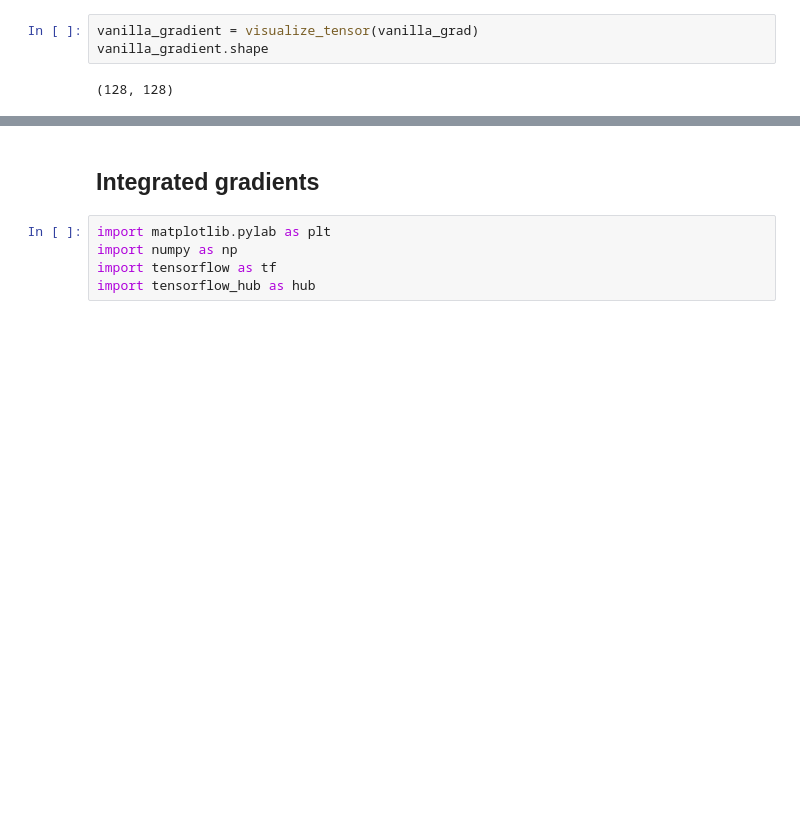
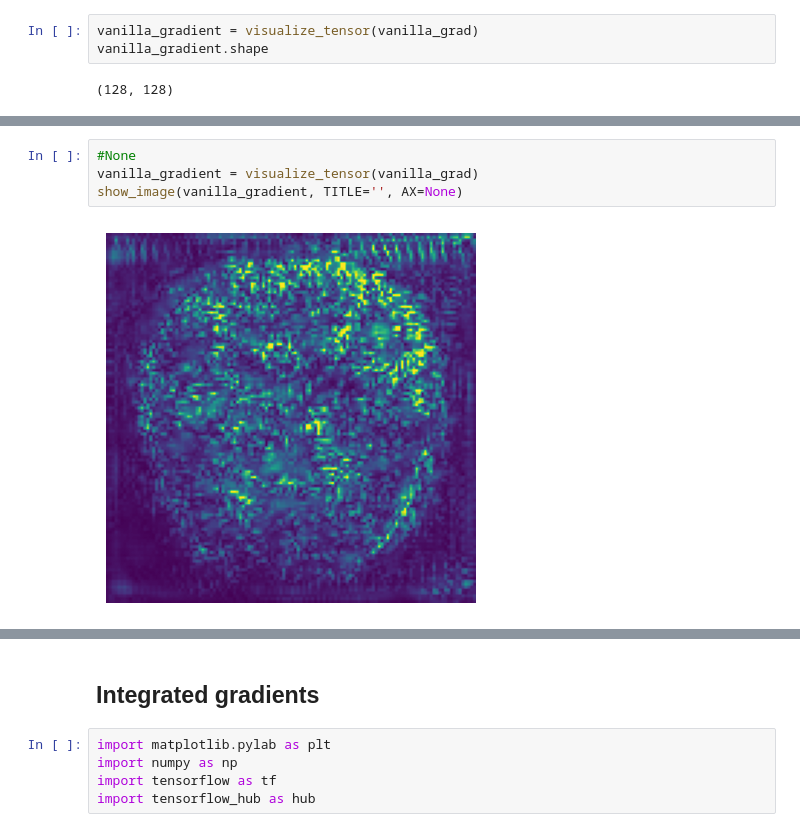
Before and after one commit to genandlam/kaggle-alzheimer-mri, a Jupyter notebook: augmented-alzheimer-mri.ipynb, the cells around one changed output, grey strips where cells are left out. Cells and saved outputs as stored; diff of their text form; blank space fills up the shorter version.

```diff
--- a/augmented-alzheimer-mri.ipynb
+++ b/augmented-alzheimer-mri.ipynb
@@ -518,0 +533,6 @@ show_image(vanilla_gradient, TITLE='', AX=None)
+# %%
+#None
+vanilla_gradient = visualize_tensor(vanilla_grad)
+show_image(vanilla_gradient, TITLE='', AX=None)
+# %% [output]
+[figure, added]
```
Also changed, not shown: parts of 11 cells of this notebook.
